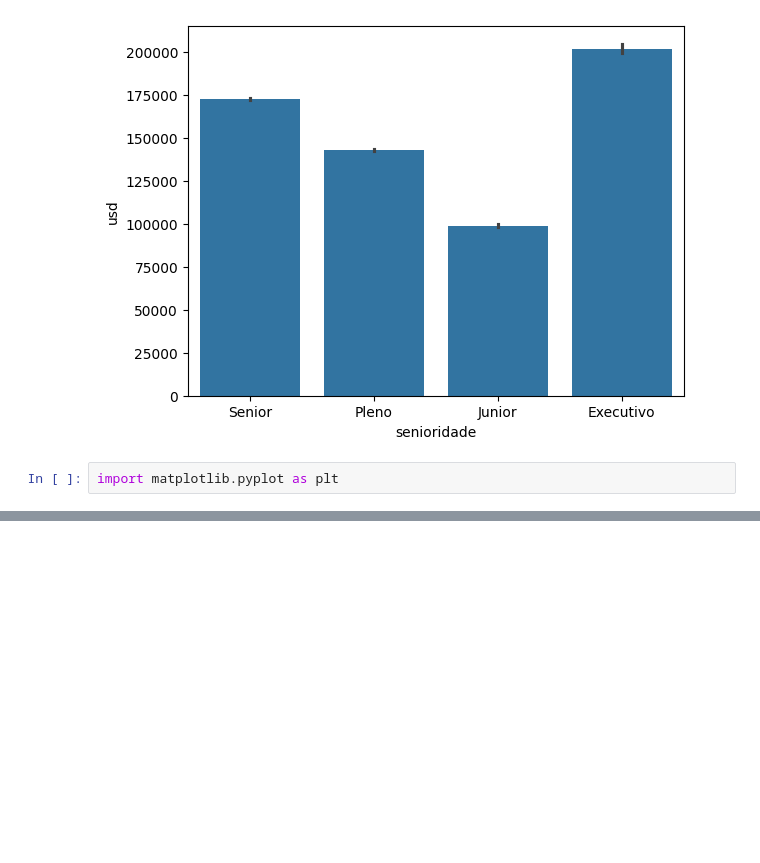
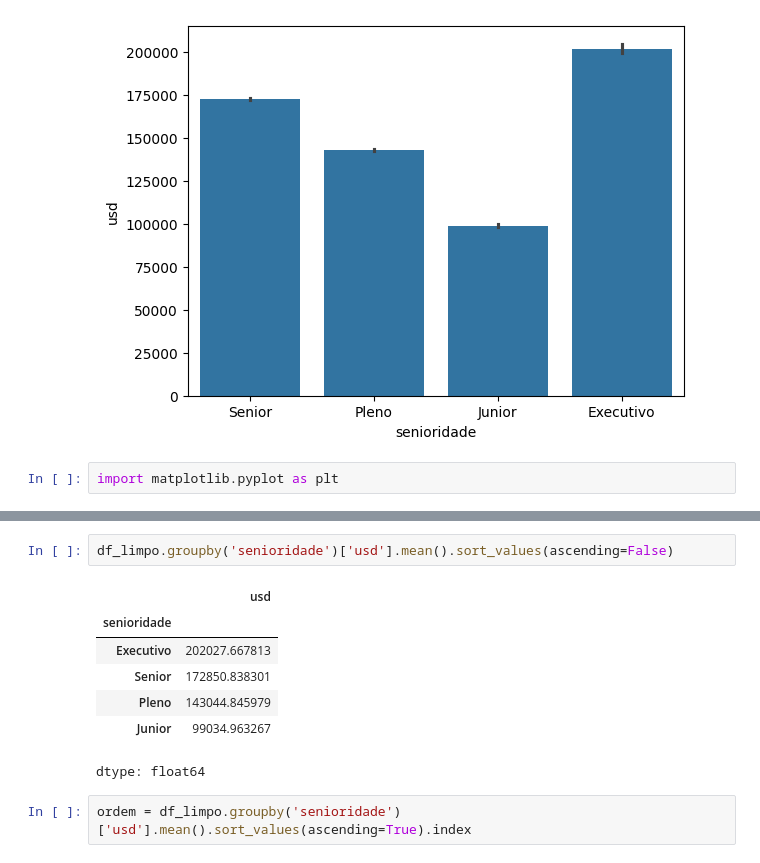
Before and after one commit to LucasMB21/imersao_dados_com_python, a Jupyter notebook: Imersao_dados_com_python.ipynb, the cells around one changed output, grey strips where cells are left out. Saved outputs shown, nothing was run; the diff lists cells and outputs as text; blank space fills up the shorter version.

```diff
--- a/Imersao_dados_com_python.ipynb
+++ b/Imersao_dados_com_python.ipynb
@@ -418,0 +421,12 @@ plt.show()
+# %%
+df_limpo.groupby('senioridade')['usd'].mean().sort_values(ascending=False)
+# %% [output]
+|  | usd |
+| senioridade |  |
+| Executivo | 202027.667813 |
+| Senior | 172850.838301 |
+| Pleno | 143044.845979 |
+| Junior | 99034.963267 |
+dtype: float64
+# %%
+ordem = df_limpo.groupby('senioridade')['usd'].mean().sort_values(ascending=True).index
```
Also changed, not shown: parts of 5 cells of this notebook.
